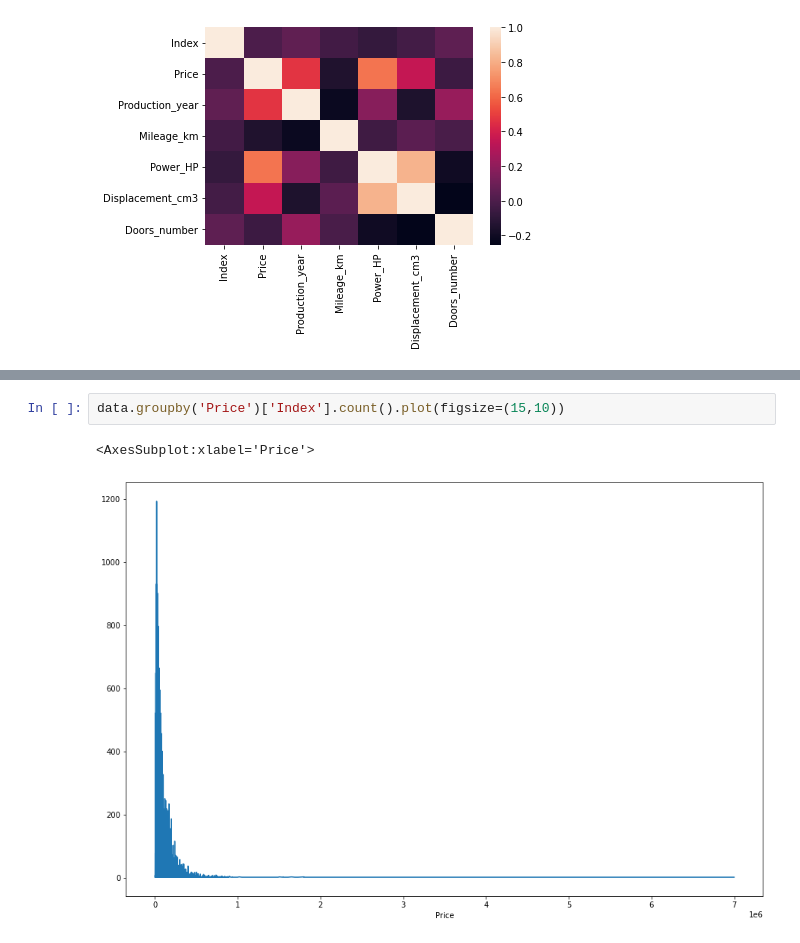
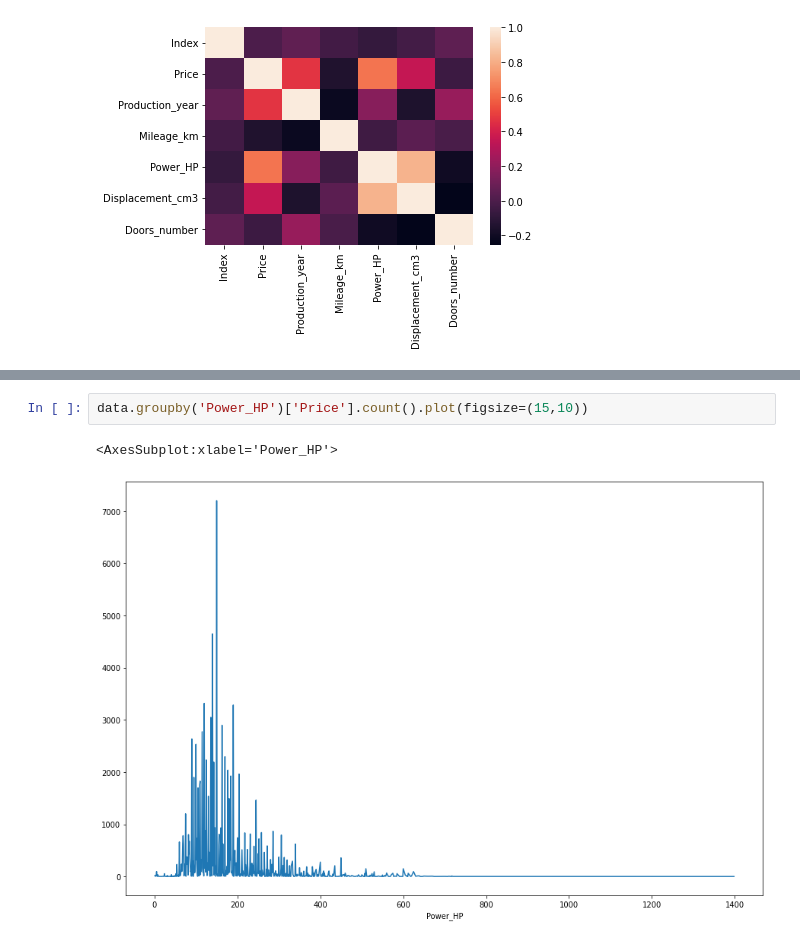
Before and after one commit to pawel200020/machine-learning-project, a Jupyter notebook: project.ipynb, the cells around one changed output, grey strips where cells are left out. Cells and saved outputs as stored; diff of their text form.

Commit message:
data plots

```diff
--- a/project.ipynb
+++ b/project.ipynb
@@ -140,5 +145,5 @@ sns.heatmap(data.corr())
 # %%
-data.groupby('Price')['Index'].count().plot(figsize=(15,10))
+data.groupby('Power_HP')['Price'].count().plot(figsize=(15,10))
 # %% [output]
-<AxesSubplot:xlabel='Price'>
+<AxesSubplot:xlabel='Power_HP'>
-[figure, old version]
+[figure, new version]
```
Also changed, not shown: parts of 4 cells of this notebook.
